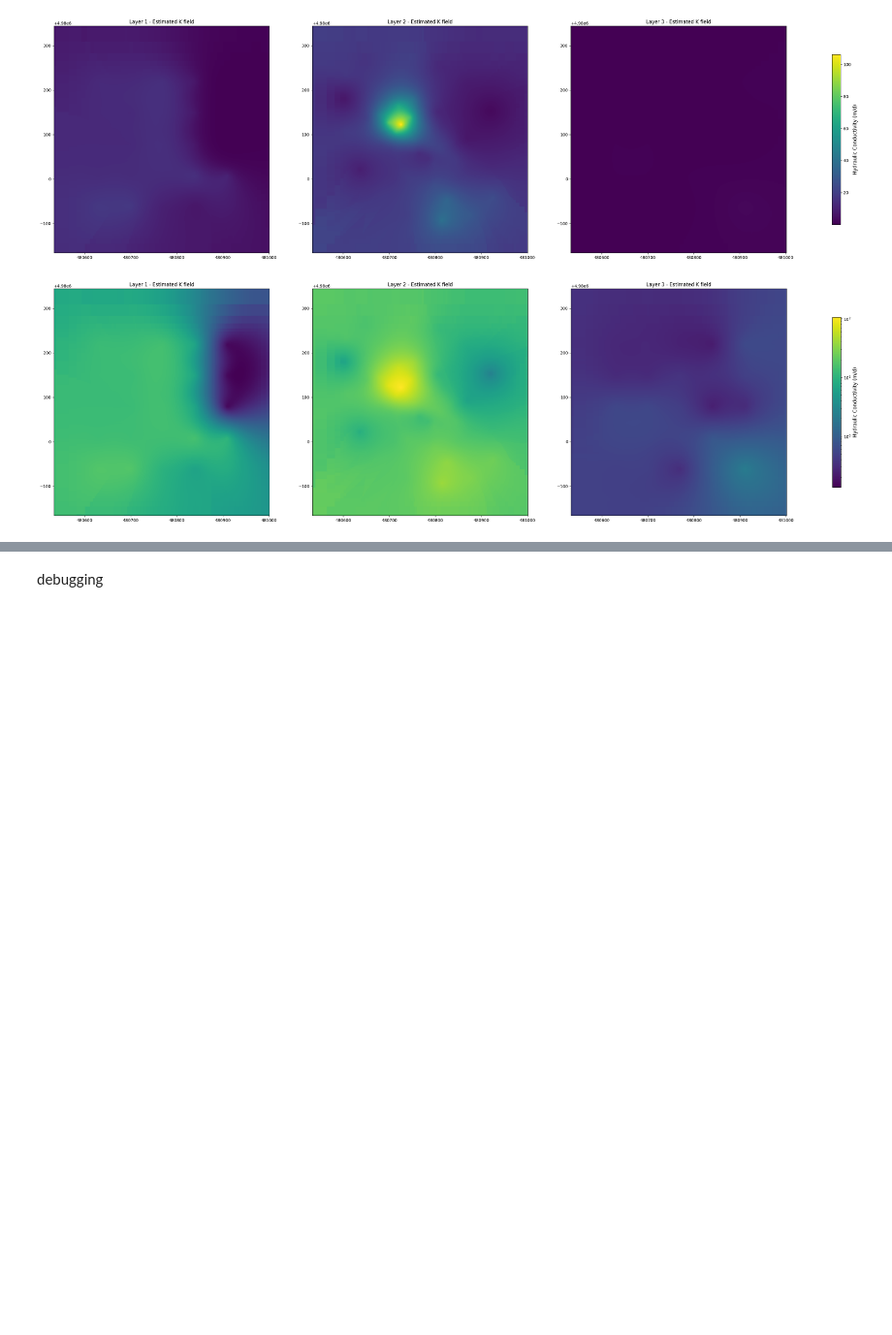
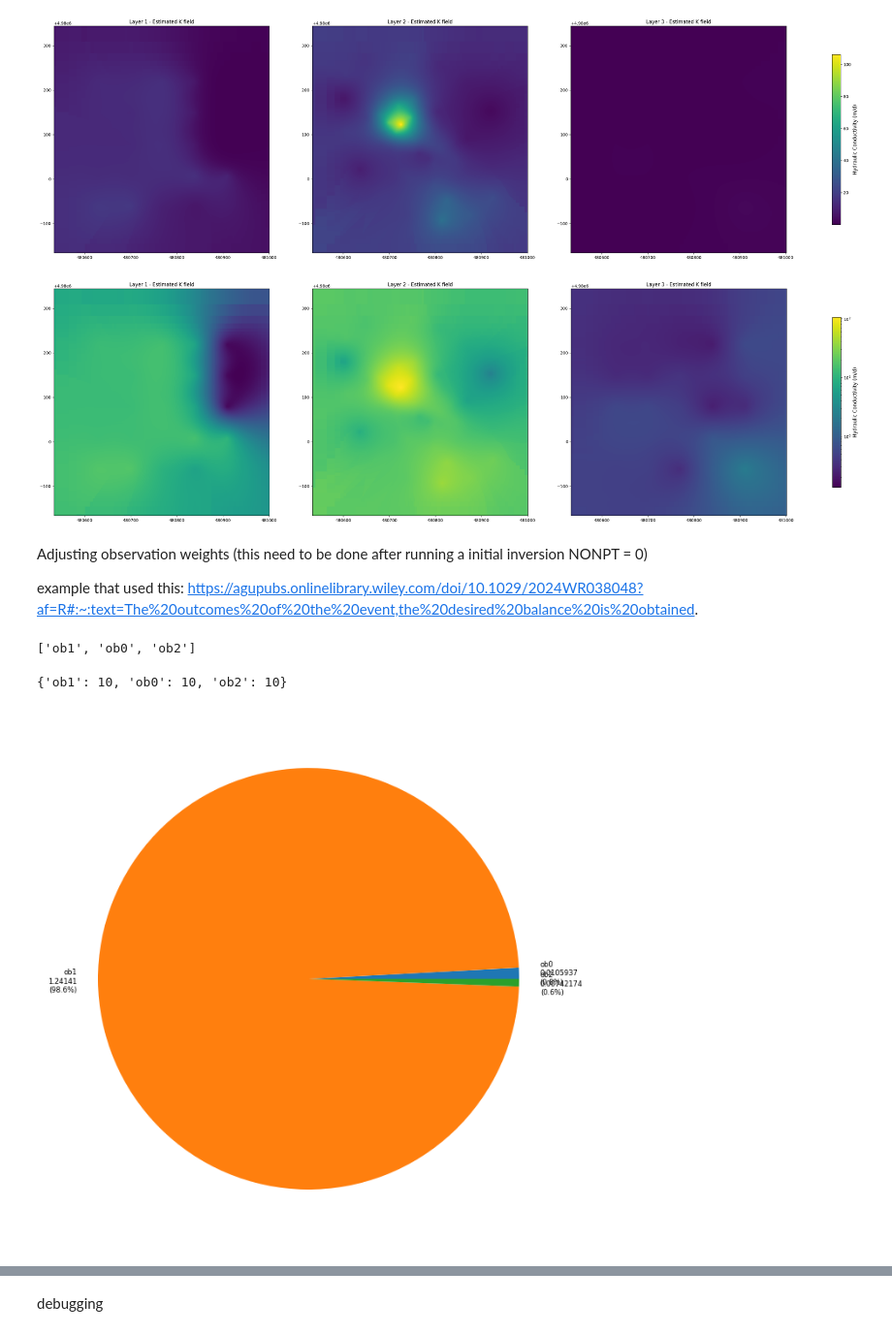
Before and after one commit to philliperalin/MLAC-3D-HT, a Jupyter notebook: src/pyemu/PMW-6-constantK/settingup_PEST.ipynb, the cells around one changed output, grey strips where cells are left out. Shown at 97% size. Drawn from its saved outputs; the diff is of its cells as text; code cells hidden in the pictures; blank space fills up the shorter version.

```diff
--- a/src/pyemu/PMW-6-constantK/settingup_PEST.ipynb
+++ b/src/pyemu/PMW-6-constantK/settingup_PEST.ipynb
@@ -1562,3 +1635,20 @@ cbar.set_label("Hydraulic Conductivity (m/d)", fontsize=12)
 plt.show()
 # %% [output]
 [figure]
+# %% [markdown]
+Adjusting observation weights (this need to be done after running a initial inversion NONPT = 0)
+
+example that used this: https://agupubs.onlinelibrary.wiley.com/doi/10.1029/2024WR038048?af=R#:~:text=The%20outcomes%20of%20the%20event,the%20desired%20balance%20is%20obtained.
+# %%
+pst.nnz_obs_groups
+# %% [output]
+['ob1', 'ob0', 'ob2']
+# %%
+balanced_groups = {grp:10 for grp in pst.nnz_obs_groups}
+balanced_groups
+# %% [output]
+{'ob1': 10, 'ob0': 10, 'ob2': 10}
+# %%
+pst.plot(kind="phi_pie");
+# %% [output]
+[figure, added]
```
Also changed, not shown: parts of 79 cells of this notebook, 12 other files.
